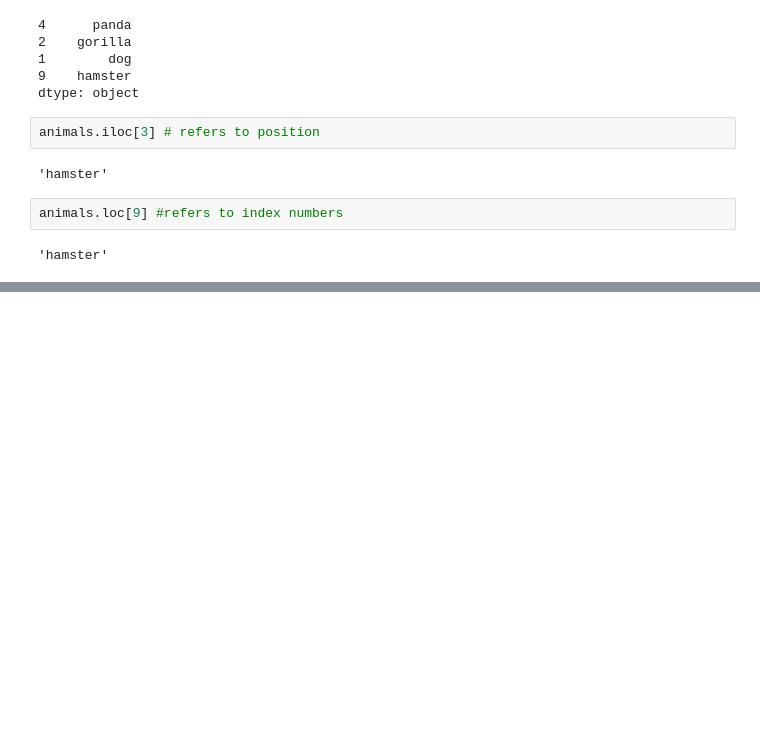
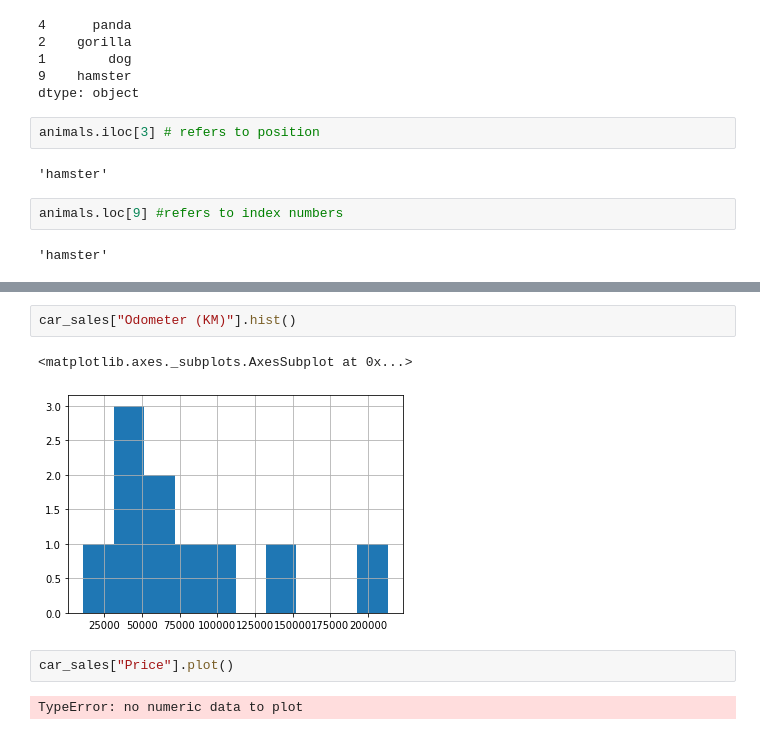
Before and after one commit to MoeCooper/Intro_to_pandas, a Jupyter notebook: Pandas_Intro.ipynb, the cells around one changed output, grey strips where cells are left out. Saved outputs shown, nothing was run; the diff lists cells and outputs as text; blank space fills up the shorter version.

```diff
--- a/Pandas_Intro.ipynb
+++ b/Pandas_Intro.ipynb
@@ -257,0 +295,9 @@ animals.loc[9] #refers to index numbers
+# %%
+car_sales["Odometer (KM)"].hist()
+# %% [output]
+<matplotlib.axes._subplots.AxesSubplot at 0x...>
+[figure, added]
+# %%
+car_sales["Price"].plot()
+# %% [output]
+TypeError: no numeric data to plot
```
Also changed, not shown: parts of 42 cells of this notebook, 3 other files.
